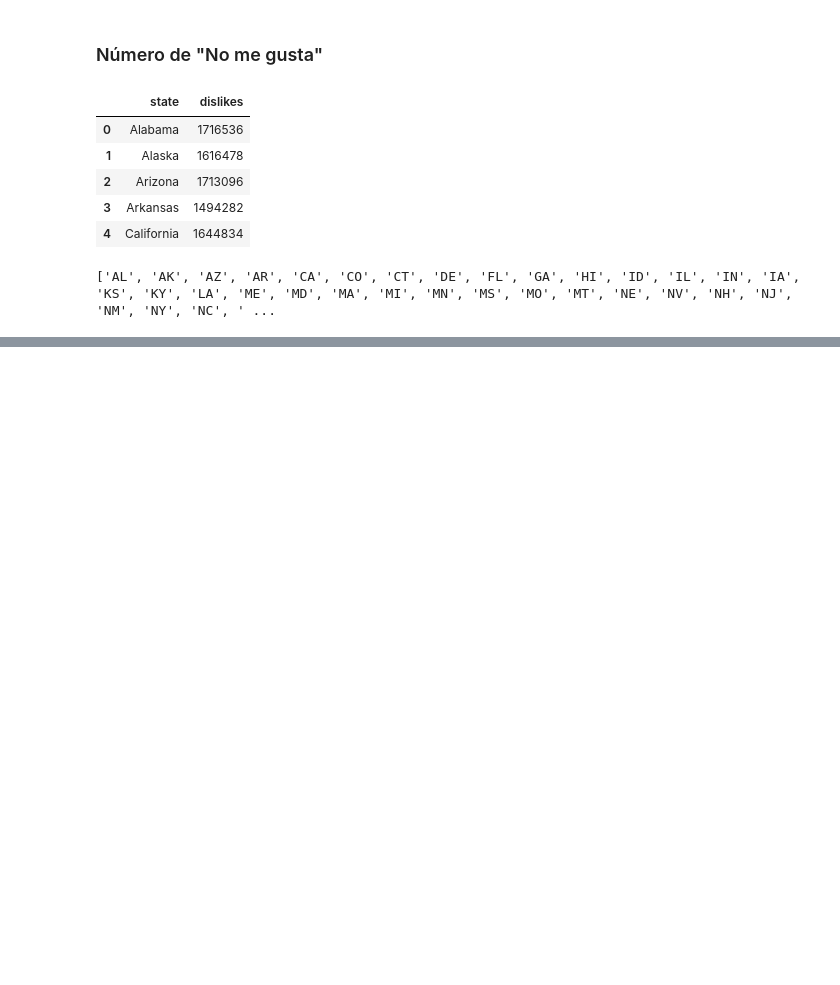
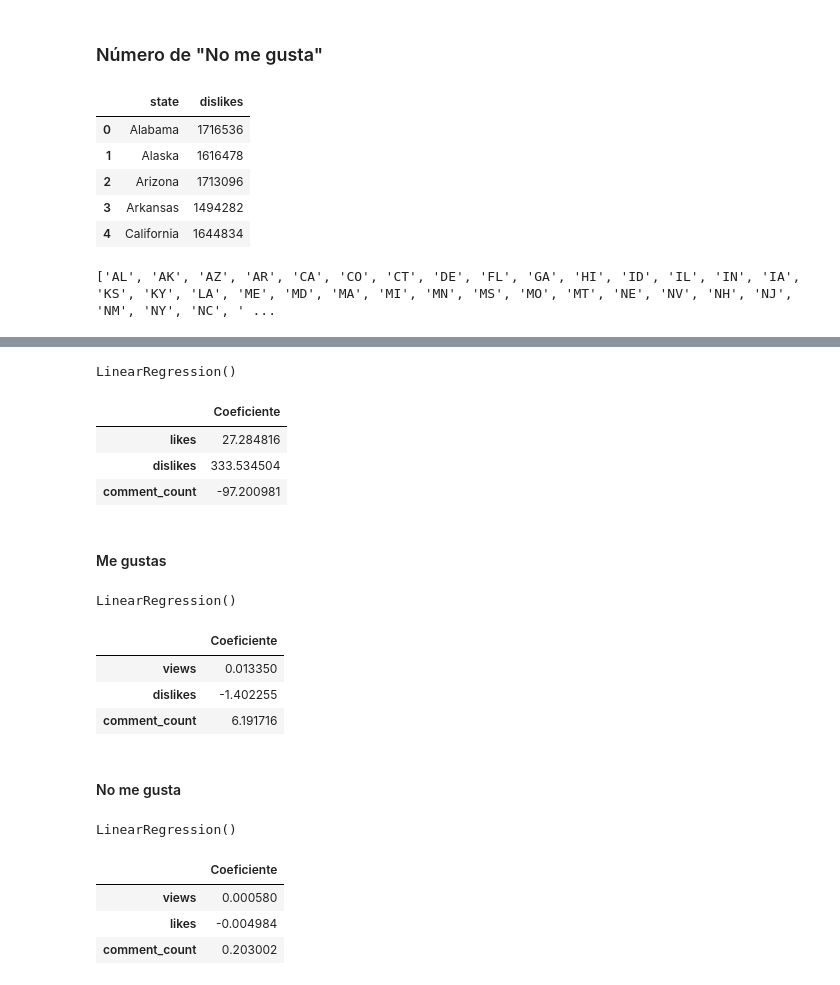
Before and after one commit to FrowsyFrog/EB-2022-1-CC51, a Jupyter notebook: code/p-7-e.ipynb, the cells around one changed output, grey strips where cells are left out. Saved outputs shown, nothing was run; the diff lists cells and outputs as text; code cells hidden in the pictures; blank space fills up the shorter version.

```diff
--- a/code/p-7-e.ipynb
+++ b/code/p-7-e.ipynb
@@ -140,0 +149,11 @@ iplot(choromap)
+# %%
+X = df[['likes','dislikes','comment_count']]
+y = df['views']
+# %%
+X_train, X_test, y_train, y_test = train_test_split(X, y, test_size=0.4, random_state=101)
+# %%
+lm = LinearRegression()
+# %%
+lm.fit(X_train,y_train)
+# %% [output]
+LinearRegression()
@@ -140,0 +162,10 @@ iplot(choromap)
+# %%
+coef_df = pd.DataFrame(lm.coef_,X.columns,columns=['Coeficiente'])
+coef_df
+# %% [output]
+|  | Coeficiente |
+| likes | 27.284816 |
+| dislikes | 333.534504 |
+| comment_count | -97.200981 |
+# %% [markdown]
+#### Me gustas
@@ -140,0 +179,4 @@ iplot(choromap)
+# %%
+lm.fit(X_train,y_train)
+# %% [output]
+LinearRegression()
@@ -140,0 +185,10 @@ iplot(choromap)
+# %%
+coef_df = pd.DataFrame(lm.coef_,X.columns,columns=['Coeficiente'])
+coef_df
+# %% [output]
+|  | Coeficiente |
+| views | 0.013350 |
+| dislikes | -1.402255 |
+| comment_count | 6.191716 |
+# %% [markdown]
+#### No me gusta
@@ -140,0 +200,5 @@ iplot(choromap)
+# %%
+lm = LinearRegression()
+lm.fit(X_train,y_train)
+# %% [output]
+LinearRegression()
@@ -140,0 +207,8 @@ iplot(choromap)
+# %%
+coef_df = pd.DataFrame(lm.coef_,X.columns,columns=['Coeficiente'])
+coef_df
+# %% [output]
+|  | Coeficiente |
+| views | 0.000580 |
+| likes | -0.004984 |
+| comment_count | 0.203002 |
```
Also changed, not shown: parts of 15 cells of this notebook.
